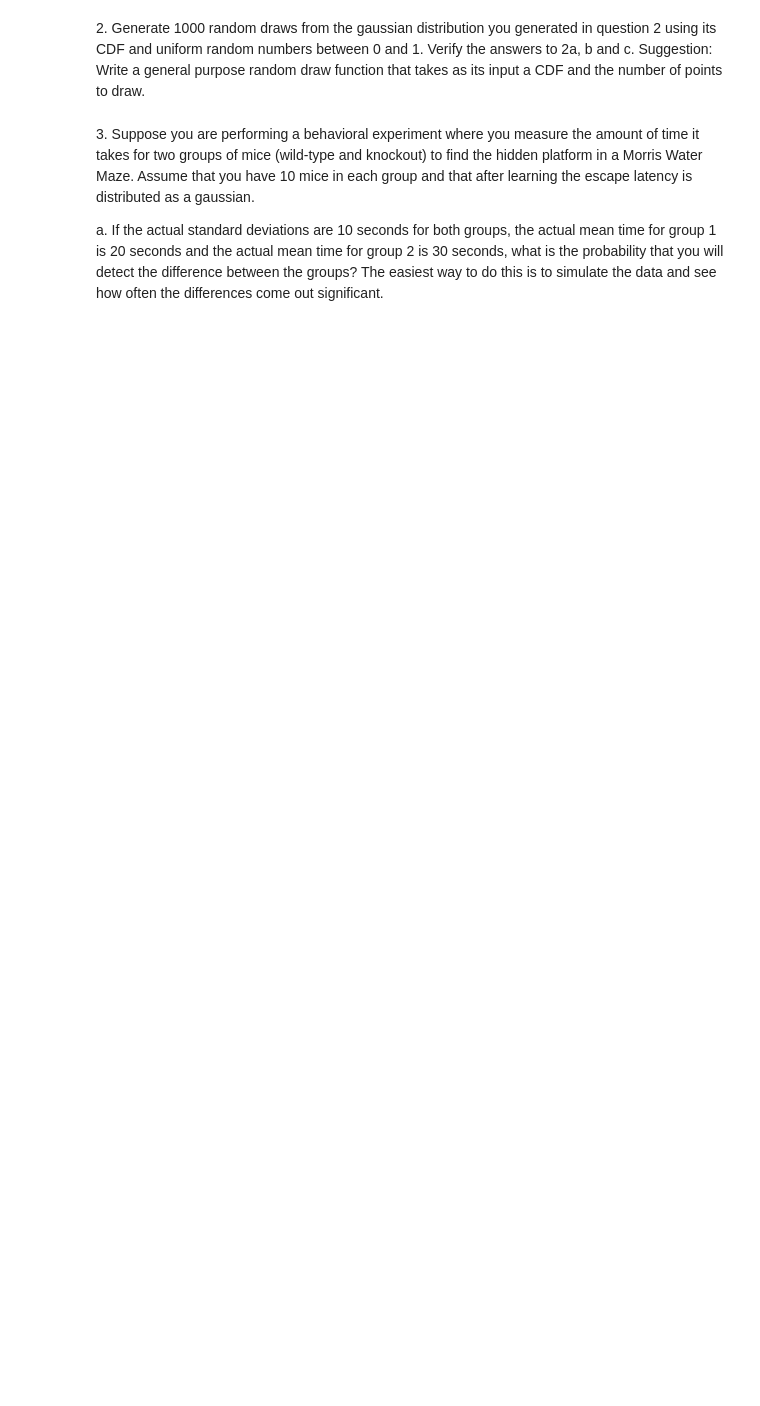
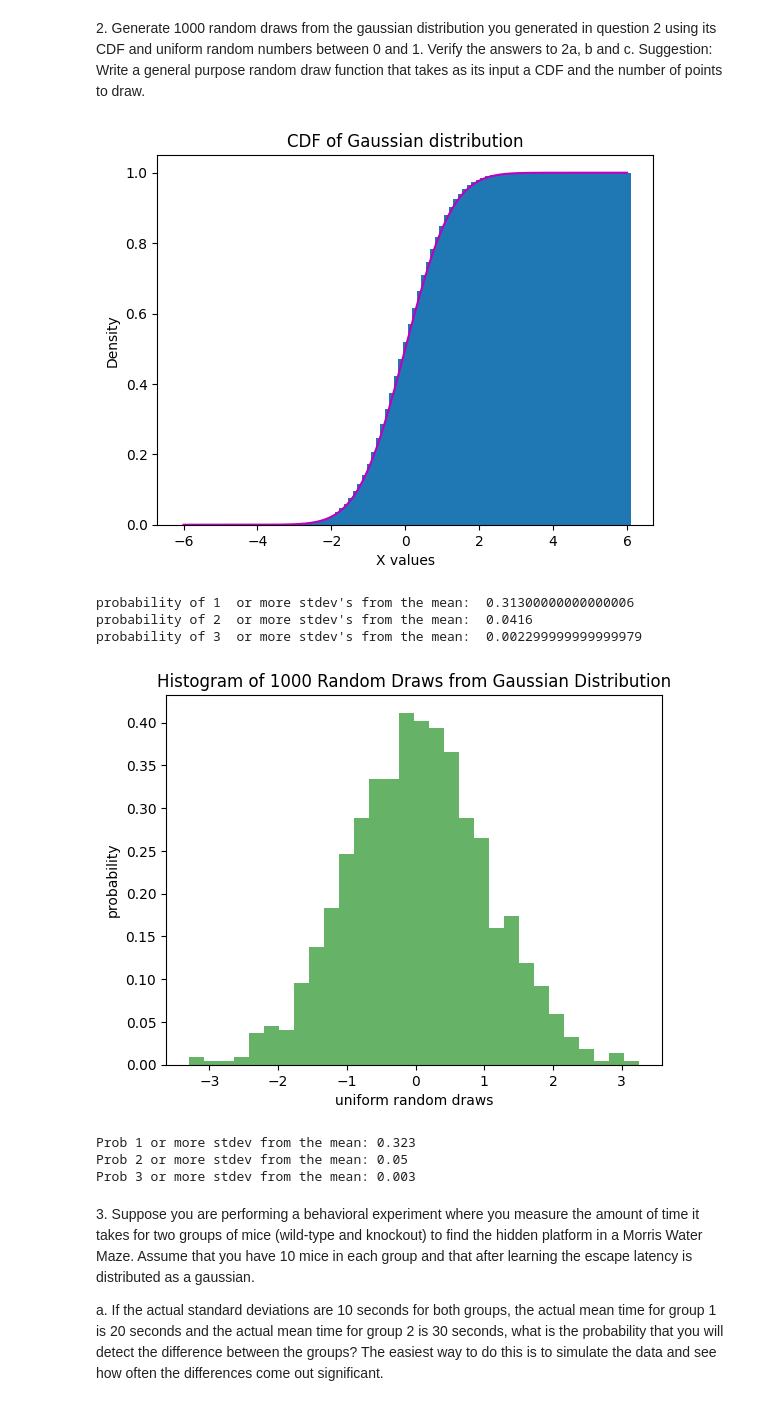
Before and after one commit to ahakimi01/NS248, a Jupyter notebook: Lecture2_HypothesisTesting_ProblemSet.ipynb, the cells around one changed output. Saved outputs shown, nothing was run; the diff lists cells and outputs as text; code cells hidden in the pictures; blank space fills up the shorter version.

```diff
--- a/Lecture2_HypothesisTesting_ProblemSet.ipynb
+++ b/Lecture2_HypothesisTesting_ProblemSet.ipynb
@@ -27,6 +73,69 @@ purpose random draw function that takes as its input a CDF and the
 number of points to draw.
 # %%
 #code here
+import numpy as np
+from scipy.stats import norm
+from scipy.stats import uniform
+import matplotlib.pyplot as plt
+
+stdev_probs_stds = [1,2,3]
+
+def gaussian_2(xstart,xend,mean,stdev, simulated_pts, stdev_prob, number_draws):
+
+    x_values = np.linspace(xstart,xend, simulated_pts)
+    bin_edges = np.linspace(x_values[0]-.1, x_values[-1]+.1, 100)
+
+    simulated_values = norm.rvs(loc=mean, scale=stdev ,size=simulated_pts)
+
+    cdf = norm.cdf(x_values, loc=mean, scale=stdev)
+    fig, ax2 = plt.subplots()
+    ax2.hist(simulated_values, cumulative = True, density=True, bins=bin_edges)
+    ax2.plot(x_values, cdf, color='m')
+    ax2.set_title('CDF of Gaussian distribution')
+    ax2.set_ylabel('Density')
+    ax2.set_xlabel('X values')
+    plt.show()
+
+    for stdev_prob in stdev_prob:
+        stdev_pos = mean + stdev_prob
+        stdev_neg = mean - stdev_prob
+        sorted_empirical_cdf = np.sort(simulated_values)
+        stdev_pos_value = np.searchsorted(sorted_empirical_cdf,stdev_pos, side = 'right')/simulated_pts
+        stdev_neg_value = np.searchsorted(sorted_empirical_cdf,stdev_neg, side = 'right')/simulated_pts
+        right_tail_prob = 1- stdev_pos_value
+        left_tail_prob = stdev_neg_value
+        total_prob = right_tail_prob + left_tail_prob
+        print ("probability of", stdev_prob," or more stdev's from the mean: " ,total_prob)
+
+    simulated_values_uniform_the_draws = uniform.rvs(loc=0, scale=1 ,size=number_draws)
+    inverse = norm.ppf(simulated_values_uniform_the_draws, loc=mean, scale=stdev)
+
+    fig, ax = plt.subplots()
+    ax.hist(inverse, bins=30, density=True, alpha=0.6, color='g', label="Random Draws")
+    ax.set_title('Histogram of 1000 Random Draws from Gaussian Distribution')
+    ax.set_xlabel('uniform random draws')
+    ax.set_ylabel('probability')
+    plt.show()
+
+    stdev_1_prob = np.mean(np.abs(inverse - mean) >= stdev)
+    stdev_2_prob = np.mean(np.abs(inverse - mean) >= 2 * stdev)
+    stdev_3_prob = np.mean(np.abs(inverse - mean) >= 3 * stdev)
+
+    print(f"Prob 1 or more stdev from the mean: {stdev_1_prob}")
+    print(f"Prob 2 or more stdev from the mean: {stdev_2_prob}")
+    print(f"Prob 3 or more stdev from the mean: {stdev_3_prob}")
+
+
+gaussian_2 (-6,6,0,1,10000, stdev_probs_stds, 1000)
+# %% [output]
+[figure, added]
+probability of 1  or more stdev's from the mean:  0.31300000000000006
+probability of 2  or more stdev's from the mean:  0.0416
+probability of 3  or more stdev's from the mean:  0.002299999999999979
+[figure, added]
+Prob 1 or more stdev from the mean: 0.323
+Prob 2 or more stdev from the mean: 0.05
+Prob 3 or more stdev from the mean: 0.003
 # %% [markdown]
 3\. Suppose you are performing a behavioral experiment where you measure
 the amount of time it takes for two groups of mice (wild-type and
```
Also changed, not shown: parts of 3 cells of this notebook.
